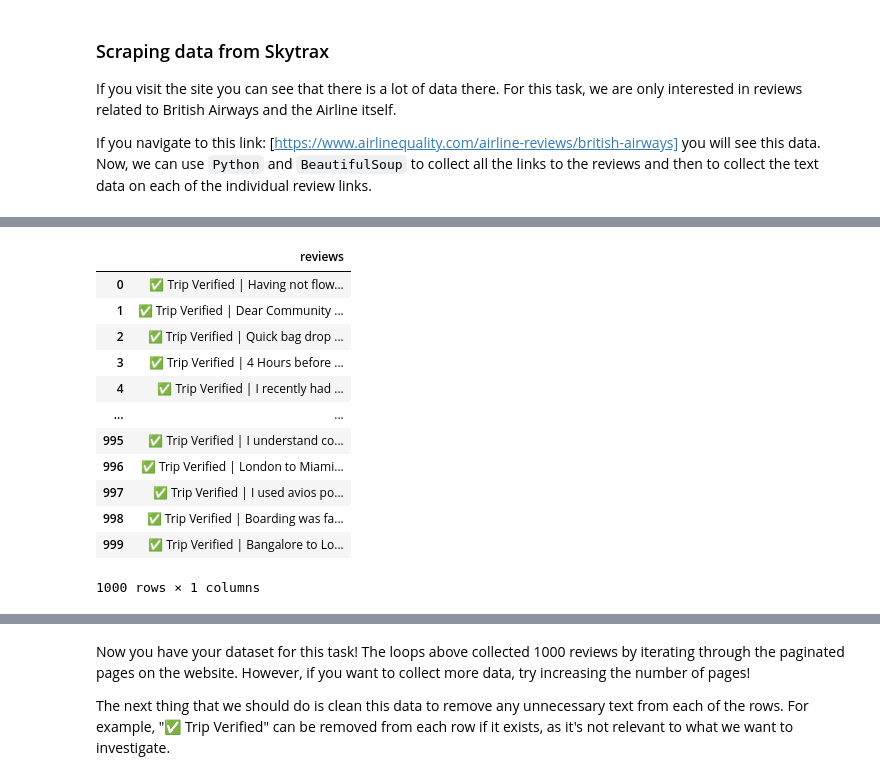
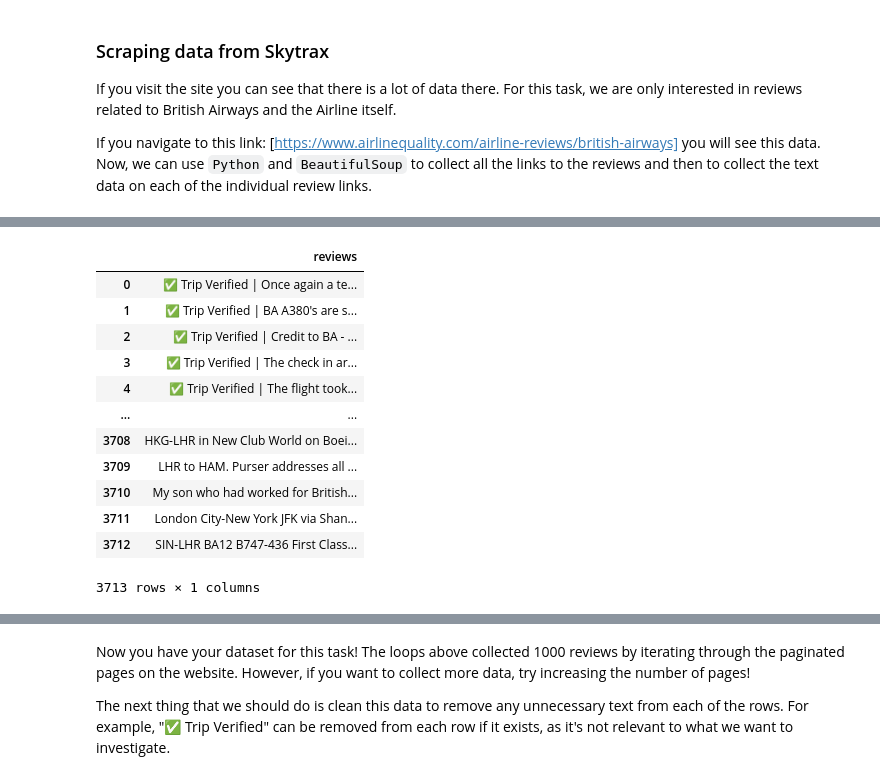
Before and after one commit to kamaupaul/British-Airways-Sentimental-Analysis, a Jupyter notebook: sentiment_analysis.ipynb, the cells around one changed output, grey strips where cells are left out. Saved outputs shown, nothing was run; the diff lists cells and outputs as text; code cells hidden in the pictures.

```diff
--- a/sentiment_analysis.ipynb
+++ b/sentiment_analysis.ipynb
@@ -123,23 +123,23 @@ df.head()
 # %%
 # saving the data obtained into a csv.
-#df.to_csv("data/BA_reviews.csv")
+df.to_csv("data/BA_reviews.csv")
 import pandas as pd
 df = pd.read_csv("data/BA_reviews.csv",index_col=0)
 df
 # %% [output]
 |  | reviews |
-| 0 | ✅ Trip Verified | Having not flow... |
-| 1 | ✅ Trip Verified | Dear Community ... |
-| 2 | ✅ Trip Verified | Quick bag drop ... |
-| 3 | ✅ Trip Verified | 4 Hours before ... |
-| 4 | ✅ Trip Verified | I recently had ... |
+| 0 | ✅ Trip Verified | Once again a te... |
+| 1 | ✅ Trip Verified | BA A380's are s... |
+| 2 | ✅ Trip Verified | Credit to BA - ... |
+| 3 | ✅ Trip Verified | The check in ar... |
+| 4 | ✅ Trip Verified | The flight took... |
 | ... | ... |
-| 995 | ✅ Trip Verified | I understand co... |
-| 996 | ✅ Trip Verified | London to Miami... |
-| 997 | ✅ Trip Verified | I used avios po... |
-| 998 | ✅ Trip Verified | Boarding was fa... |
-| 999 | ✅ Trip Verified | Bangalore to Lo... |
+| 3708 | HKG-LHR in New Club World on Boei... |
+| 3709 | LHR to HAM. Purser addresses all ... |
+| 3710 | My son who had worked for British... |
+| 3711 | London City-New York JFK via Shan... |
+| 3712 | SIN-LHR BA12 B747-436 First Class... |
-1000 rows × 1 columns
+3713 rows × 1 columns
 # %%
 # Getting the basic information of the reviews dataframe
 df.info()
```
Also changed, not shown: parts of 27 cells of this notebook, 6 other files.
